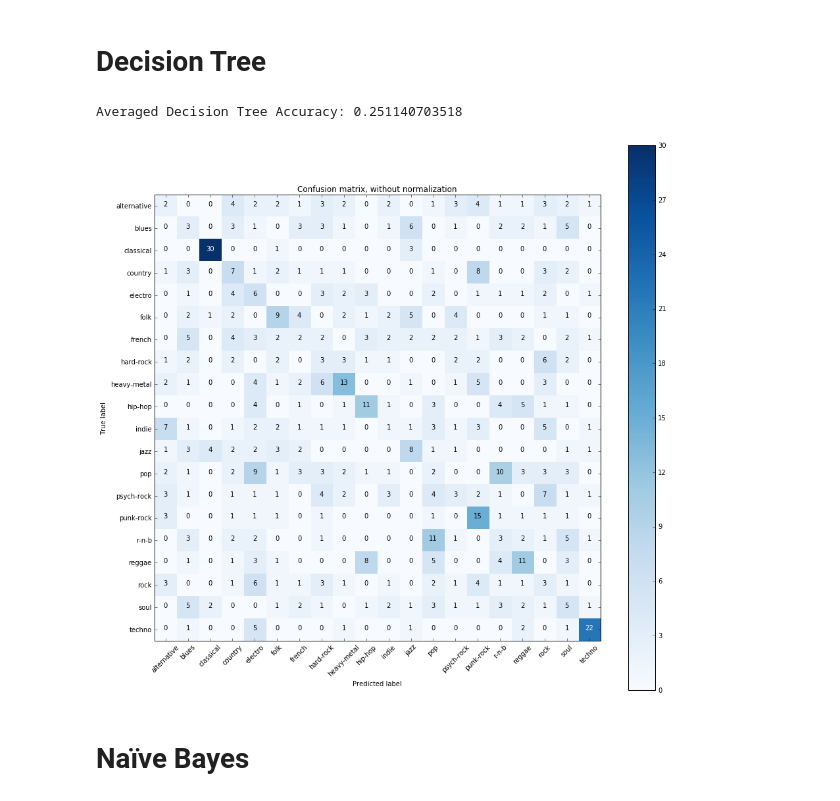
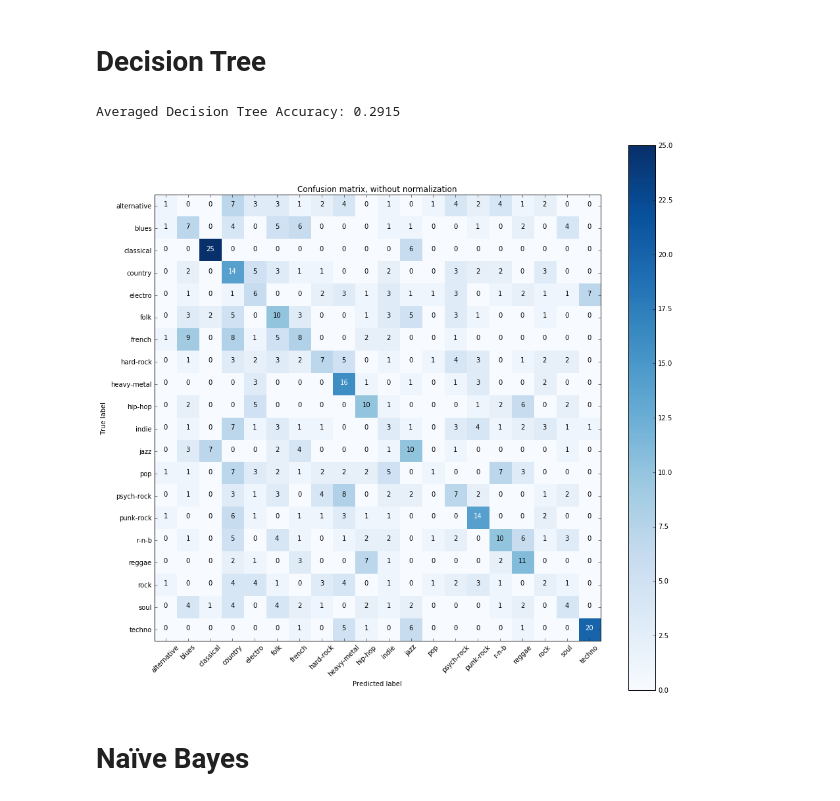
Before and after one commit to AelHenri/Genrify, a Jupyter notebook: Genrify_models.ipynb, the cells around one changed output. Drawn from its saved outputs; the diff is of its cells as text; code cells hidden in the pictures.

```diff
--- a/Genrify_models.ipynb
+++ b/Genrify_models.ipynb
@@ -15,6 +15,7 @@ import numpy as np
 import matplotlib.pyplot as plt
 
 data = pd.read_csv("music_collection.csv")
+data = data.iloc[np.random.permutation(len(data))]
 pd_attributes = data.loc[:,'acousticness':'valence']
 attributes = np.array(pd_attributes)
 
@@ -190,23 +266,23 @@ plot_confusion_matrix(cnf_lr, classes=GENRES,
 # %%
 from sklearn import tree
 
-tree_model = tree.DecisionTreeClassifier()
+tree_model = tree.DecisionTreeClassifier(min_samples_split=5, min_samples_leaf=15)
 
 tree_acc_scores = cross_val_score(tree_model, sc_attributes, target_multinomial,cv=10)
 avg_tree_acc = np.mean(tree_acc_scores)
 print("Averaged Decision Tree Accuracy: " + str(avg_tree_acc))
 
 tree_fitted = tree_model.fit(x_train, y_train)
 
 y_pred_tree = tree_fitted.predict(x_test)
 
 cnf_tree = confusion_matrix(y_test, y_pred_tree)
 
 plot_confusion_matrix(cnf_tree, classes=GENRES,
                       title='Confusion matrix, without normalization')
 # %% [output]
-Averaged Decision Tree Accuracy: 0.251140703518
+Averaged Decision Tree Accuracy: 0.2915
-[figure, old version]
+[figure, new version]
 # %% [markdown]
 # Naïve Bayes
 # %%
```
Also changed, not shown: parts of 8 cells of this notebook.
